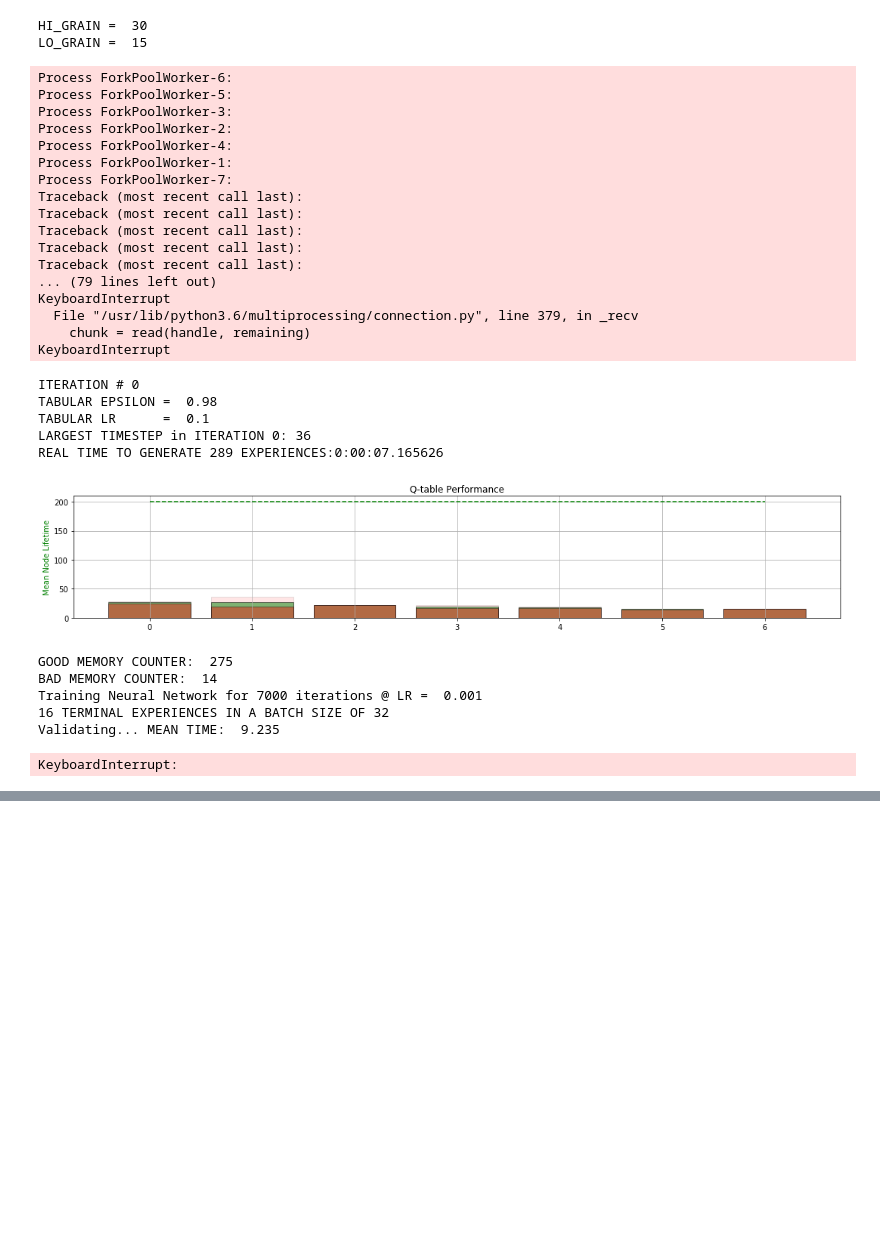
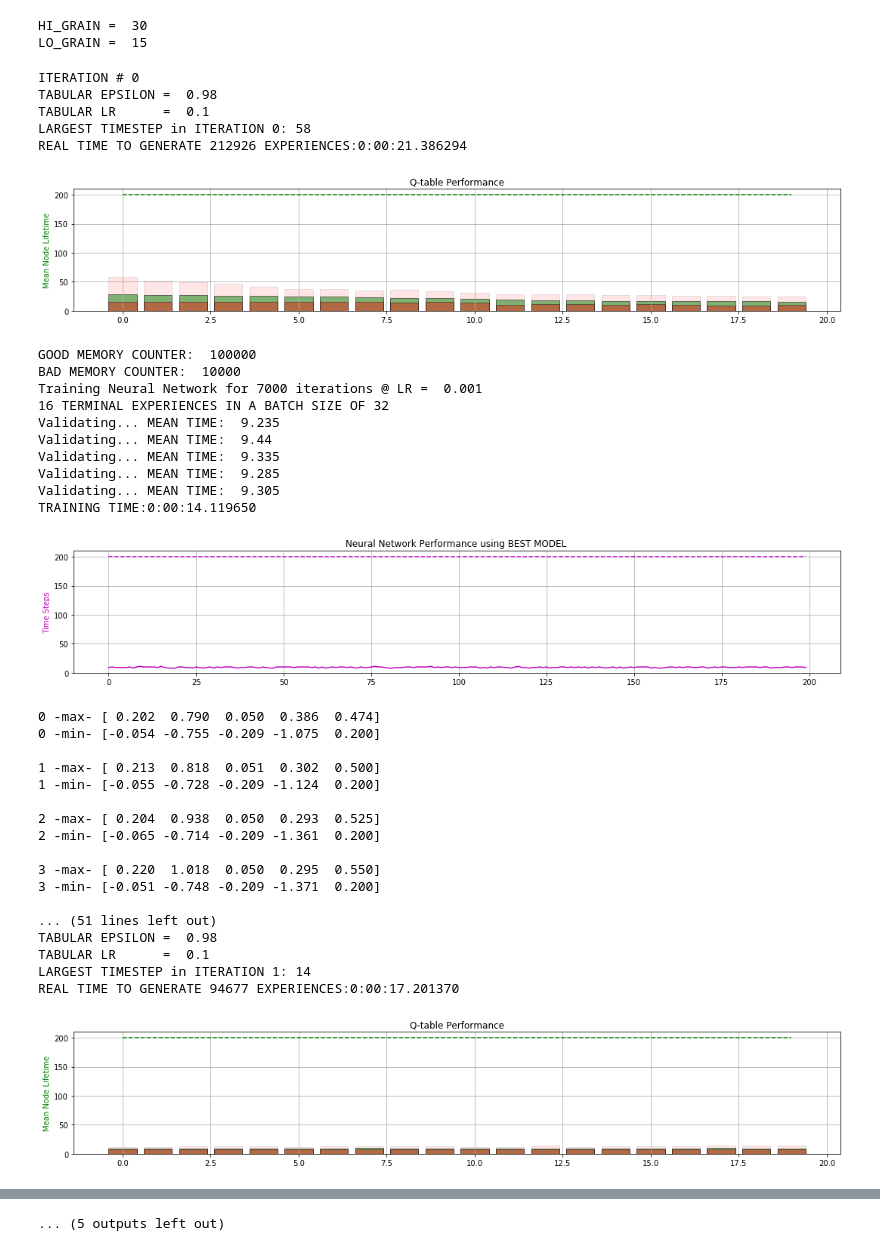
Before and after one commit to 5mali/eco_cartpole, a Jupyter notebook: ECO/ECO_B.ipynb, the cells around one changed output, grey strips where cells are left out. Drawn from its saved outputs; the diff is of its cells as text; code cells hidden in the pictures; blank space fills up the shorter version.

```diff
--- a/ECO/ECO_B.ipynb
+++ b/ECO/ECO_B.ipynb
@@ -66,8 +66,8 @@ T_LR           = 1e-1
 T_GAMMA        = 0.95
 T_EPSILON      = 0.98
 
-NO_OF_NODES    = 100
-NO_OF_EPISODES = 2
+NO_OF_NODES    = 20
+NO_OF_EPISODES = 500
 TIMESTEP_LIMIT = 200
 
 print("Number of NODES: ", NO_OF_NODES)
@@ -85,5 +85,6 @@ TARGET_REPLACE_ITER = 100   # target update frequency
 TERMINAL_BIAS       = 0.5   # no. of terminal memories in batch
 MIN_MEMORY_CAP      = 100000
 # %%
-MAX_NO_OF_ITERATIONS = 2
+MAX_NO_OF_ITERATIONS = 10
 MAX_NN_ITERATIONS    = 7000
+print("Number of ITERATIONS: ",MAX_NO_OF_ITERATIONS)
@@ -422,24 +425,6 @@ init_node_boundary = [C_POS_ABS_MAX, C_VEL_ABS_MAX, P_ANG_ABS_MAX, P_VEL_ABS_MAX
 
 # SET INITIAL NODE BOUDNARIES FOR ALL NODES
 node_boundaries = [init_node_boundary] * NO_OF_NODES
-# %% [output]
-Process ForkPoolWorker-6:
-Process ForkPoolWorker-5:
-Process ForkPoolWorker-3:
-Process ForkPoolWorker-2:
-Process ForkPoolWorker-4:
-Process ForkPoolWorker-1:
-Process ForkPoolWorker-7:
-Traceback (most recent call last):
-Traceback (most recent call last):
-Traceback (most recent call last):
-Traceback (most recent call last):
-Traceback (most recent call last):
-... (79 lines left out)
-KeyboardInterrupt
-  File "/usr/lib/python3.6/multiprocessing/connection.py", line 379, in _recv
-    chunk = read(handle, remaining)
-KeyboardInterrupt
 # %%
 while iteration < MAX_NO_OF_ITERATIONS:
     print("\n")
@@ -599,47 +584,70 @@ while iteration < MAX_NO_OF_ITERATIONS:
     ##################################################################
     start = timeit.default_timer()
     for node_id in range(NO_OF_NODES):
-        # SET STATE VALUE BORDERS AS REQUESTED BY THE NODE
-        ###############################################
-        [C_POS_MAX, C_VEL_MAX, P_ANG_MAX, P_VEL_MAX, LENGTH_MAX,
-         C_POS_MIN, C_VEL_MIN, P_ANG_MIN, P_VEL_MIN, LENGTH_MIN]  = node_boundaries[node_id]
-        ###############################################
-        print(node_id,'-max-',node_boundaries[node_id][:N_STATES])
-        print(node_id,'-min-',node_boundaries[node_id][N_STATES:])
-        print("")
+#         # SET STATE VALUE BORDERS AS REQUESTED BY THE NODE
+#         ###############################################
+#         [C_POS_MAX, C_VEL_MAX, P_ANG_MAX, P_VEL_MAX, LENGTH_MAX,
+#          C_POS_MIN, C_VEL_MIN, P_ANG_MIN, P_VEL_MIN, LENGTH_MIN]  = node_boundaries[node_id]
+#         ###############################################
+#         print(node_id,'-max-',node_boundaries[node_id][:N_STATES])
+#         print(node_id,'-min-',node_boundaries[node_id][N_STATES:])
+#         print("")
 
         node_boundaries[node_id] = [C_POS_ABS_MAX, C_VEL_ABS_MAX, P_ANG_ABS_MAX, P_VEL_ABS_MAX, LENGTH_MAX,
                                     C_POS_ABS_MIN, C_VEL_ABS_MIN, P_ANG_ABS_MIN, P_VEL_ABS_MIN, LENGTH_MIN]
 #         # CREATE STATE COMBINATIONS
 #         ###############################################
 
 #         node_state_combinations = ndim_grid([C_POS_ABS_MIN, C_VEL_ABS_MIN, P_ANG_ABS_MIN, P_VEL_ABS_MIN, LENGTH_MIN ],
 #                                             [C_POS_ABS_MAX, C_VEL_ABS_MAX, P_ANG_ABS_MAX, P_VEL_ABS_MAX, LENGTH_MAX ],
 #                                             [HI_GRAIN , HI_GRAIN , HI_GRAIN , HI_GRAIN , LO_GRAIN   ])
 #         ###############################################
 
 #         # GET Q-VALUES
 #         %memit node_q_table = best_dqn.get_qvals(node_state_combinations).reshape(HI_GRAIN , HI_GRAIN , HI_GRAIN , HI_GRAIN , LO_GRAIN , -1).astype(np.float16)
 
 #         # SAVE QFILE
 #         node_QFILE = './Q_NPY/' + RNDM_STRING + str(node_id) + 'QFILE' + ".npy"
 #         np.save(node_QFILE, node_q_table)
 #         #############################################################################################################################################
 #     stop = timeit.default_timer()
 #     print("Quantization TIME: ", np.round((stop-start)/60,2), "minutes")
     iteration += 1
 pool.close()
 pool.join()
 # %% [output]
 ITERATION # 0
 TABULAR EPSILON =  0.98
 TABULAR LR      =  0.1
-LARGEST TIMESTEP in ITERATION 0: 36
-REAL TIME TO GENERATE 289 EXPERIENCES:0:00:07.165626
+LARGEST TIMESTEP in ITERATION 0: 58
+REAL TIME TO GENERATE 212926 EXPERIENCES:0:00:21.386294
-[figure, old version]
+[figure, new version]
-GOOD MEMORY COUNTER:  275
-BAD MEMORY COUNTER:  14
+GOOD MEMORY COUNTER:  100000
+BAD MEMORY COUNTER:  10000
 Training Neural Network for 7000 iterations @ LR =  0.001
 16 TERMINAL EXPERIENCES IN A BATCH SIZE OF 32
 Validating... MEAN TIME:  9.235
+Validating... MEAN TIME:  9.44
+Validating... MEAN TIME:  9.335
+Validating... MEAN TIME:  9.285
+Validating... MEAN TIME:  9.305
+TRAINING TIME:0:00:14.119650
+[figure, added]
-KeyboardInterrupt:
+0 -max- [ 0.202  0.790  0.050  0.386  0.474]
+0 -min- [-0.054 -0.755 -0.209 -1.075  0.200]
+
+1 -max- [ 0.213  0.818  0.051  0.302  0.500]
+1 -min- [-0.055 -0.728 -0.209 -1.124  0.200]
+
+2 -max- [ 0.204  0.938  0.050  0.293  0.525]
+2 -min- [-0.065 -0.714 -0.209 -1.361  0.200]
+
+3 -max- [ 0.220  1.018  0.050  0.295  0.550]
+3 -min- [-0.051 -0.748 -0.209 -1.371  0.200]
+
+... (51 lines left out)
+TABULAR EPSILON =  0.98
+TABULAR LR      =  0.1
+LARGEST TIMESTEP in ITERATION 1: 14
+REAL TIME TO GENERATE 94677 EXPERIENCES:0:00:17.201370
+[figure, added]
@@ -646,3 +694,4 @@ KeyboardInterrupt:
+... (5 outputs left out)
 # %%
 print("Total Parallel Timesteps : ", total_parallel_timesteps)
 print("Total Serial Timesteps   : ", total_serial_timesteps)
```
Also changed, not shown: parts of 4 cells of this notebook, 2 other files.
